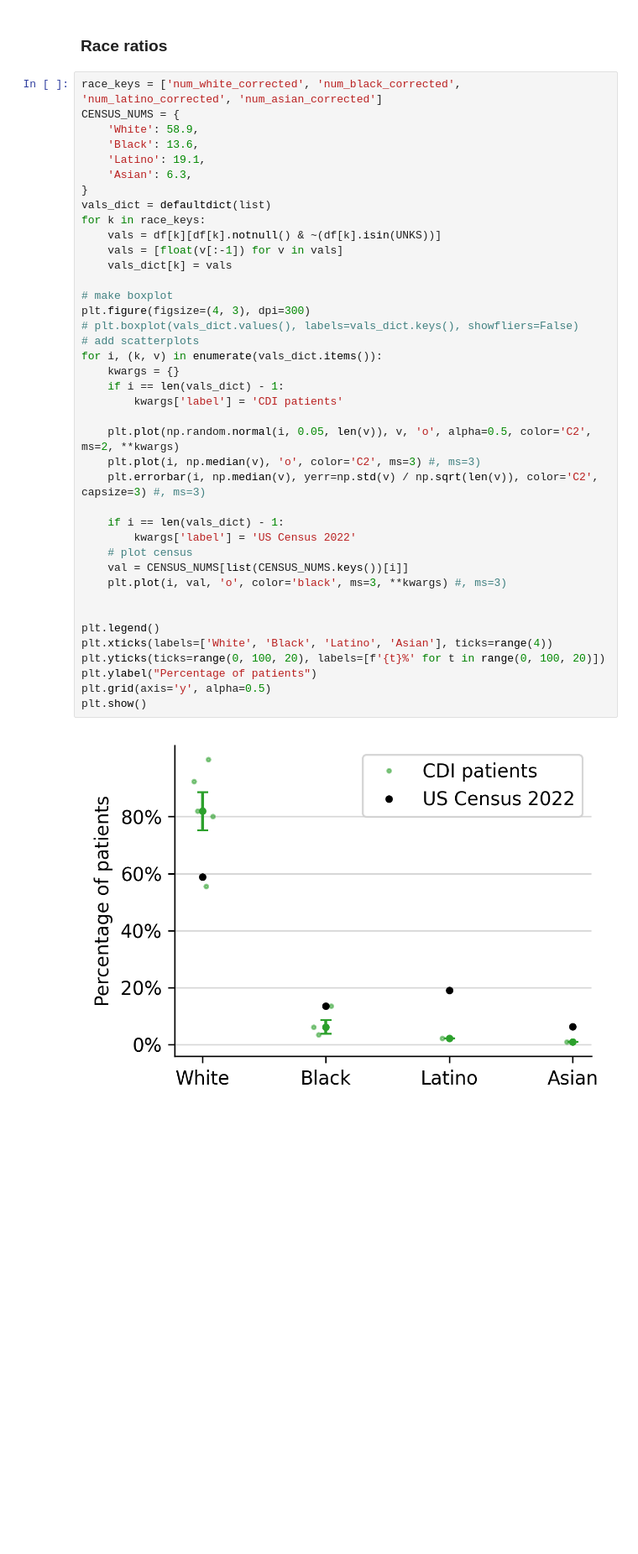
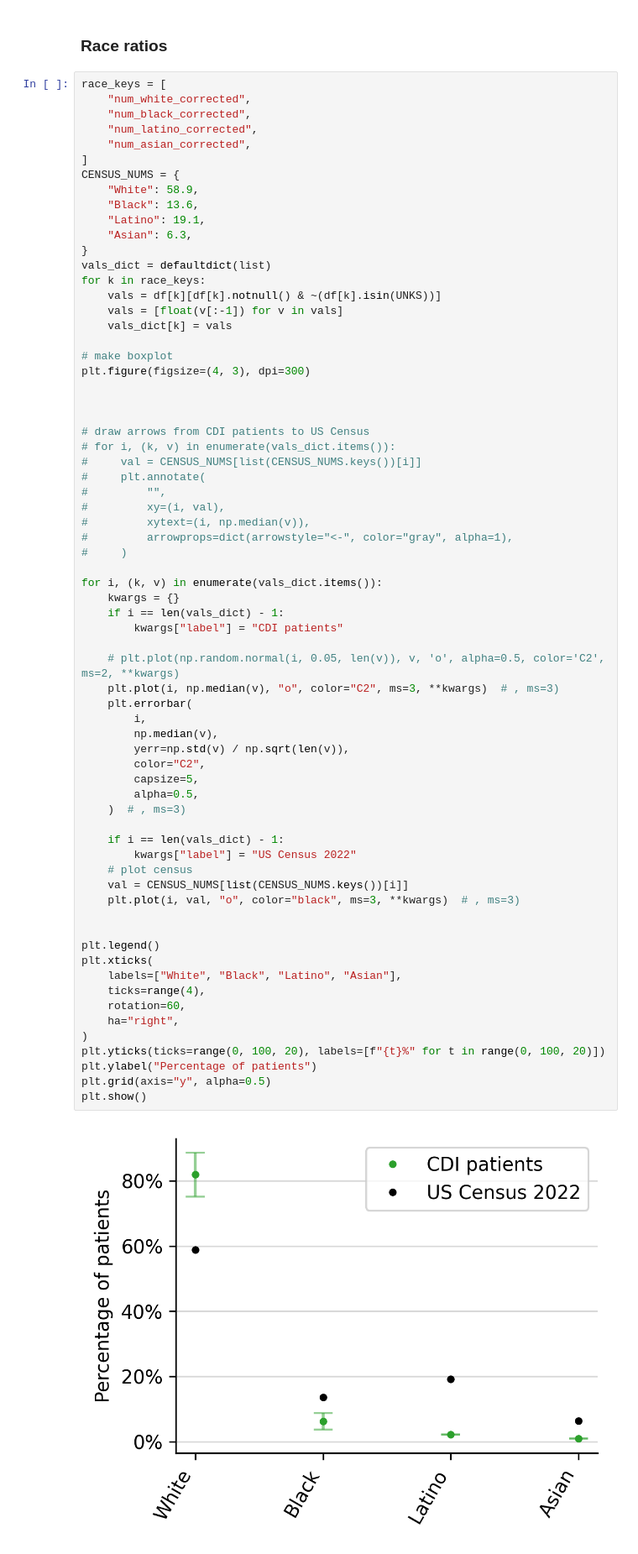
Before and after one commit to csinva/clinical-rule-analysis, a Jupyter notebook: notebooks/07_demographics_plots.ipynb, the cells around one changed output. Shown at 84% size. Drawn from its saved outputs; the diff is of its cells as text; blank space fills up the shorter version.

Commit message:
combined demographics plot

```diff
--- a/notebooks/07_demographics_plots.ipynb
+++ b/notebooks/07_demographics_plots.ipynb
@@ -134,44 +134,72 @@ plt.show()
 # %% [markdown]
 ### Race ratios
 # %%
-race_keys = ['num_white_corrected',	'num_black_corrected', 'num_latino_corrected', 'num_asian_corrected']
+race_keys = [
+    "num_white_corrected",
+    "num_black_corrected",
+    "num_latino_corrected",
+    "num_asian_corrected",
+]
 CENSUS_NUMS = {
-    'White': 58.9,
-    'Black': 13.6,
-    'Latino': 19.1,
-    'Asian': 6.3,
+    "White": 58.9,
+    "Black": 13.6,
+    "Latino": 19.1,
+    "Asian": 6.3,
 }
 vals_dict = defaultdict(list)
 for k in race_keys:
     vals = df[k][df[k].notnull() & ~(df[k].isin(UNKS))]
     vals = [float(v[:-1]) for v in vals]
     vals_dict[k] = vals
 
 # make boxplot
 plt.figure(figsize=(4, 3), dpi=300)
-# plt.boxplot(vals_dict.values(), labels=vals_dict.keys(), showfliers=False)
-# add scatterplots
+
+
+
+# draw arrows from CDI patients to US Census
+# for i, (k, v) in enumerate(vals_dict.items()):
+#     val = CENSUS_NUMS[list(CENSUS_NUMS.keys())[i]]
+#     plt.annotate(
+#         "",
+#         xy=(i, val),
+#         xytext=(i, np.median(v)),
+#         arrowprops=dict(arrowstyle="<-", color="gray", alpha=1),
+#     )
+
 for i, (k, v) in enumerate(vals_dict.items()):
     kwargs = {}
     if i == len(vals_dict) - 1:
-        kwargs['label'] = 'CDI patients'
+        kwargs["label"] = "CDI patients"
 
-    plt.plot(np.random.normal(i, 0.05, len(v)), v, 'o', alpha=0.5, color='C2', ms=2, **kwargs)
-    plt.plot(i, np.median(v), 'o', color='C2', ms=3) #, ms=3)
-    plt.errorbar(i, np.median(v), yerr=np.std(v) / np.sqrt(len(v)), color='C2', capsize=3) #, ms=3)
+    # plt.plot(np.random.normal(i, 0.05, len(v)), v, 'o', alpha=0.5, color='C2', ms=2, **kwargs)
+    plt.plot(i, np.median(v), "o", color="C2", ms=3, **kwargs)  # , ms=3)
+    plt.errorbar(
+        i,
+        np.median(v),
+        yerr=np.std(v) / np.sqrt(len(v)),
+        color="C2",
+        capsize=5,
+        alpha=0.5,
+    )  # , ms=3)
 
     if i == len(vals_dict) - 1:
-        kwargs['label'] = 'US Census 2022'
+        kwargs["label"] = "US Census 2022"
     # plot census
     val = CENSUS_NUMS[list(CENSUS_NUMS.keys())[i]]
-    plt.plot(i, val, 'o', color='black', ms=3, **kwargs) #, ms=3)
+    plt.plot(i, val, "o", color="black", ms=3, **kwargs)  # , ms=3)
 
 
 plt.legend()
-plt.xticks(labels=['White', 'Black', 'Latino', 'Asian'], ticks=range(4))
-plt.yticks(ticks=range(0, 100, 20), labels=[f'{t}%' for t in range(0, 100, 20)])
+plt.xticks(
+    labels=["White", "Black", "Latino", "Asian"],
+    ticks=range(4),
+    rotation=60,
+    ha="right",
+)
+plt.yticks(ticks=range(0, 100, 20), labels=[f"{t}%" for t in range(0, 100, 20)])
 plt.ylabel("Percentage of patients")
-plt.grid(axis='y', alpha=0.5)
+plt.grid(axis="y", alpha=0.5)
 plt.show()
 # %% [output]
-[figure, old version]
+[figure, new version]
```
Also changed, not shown: parts of 2 cells of this notebook, 3 other files.
